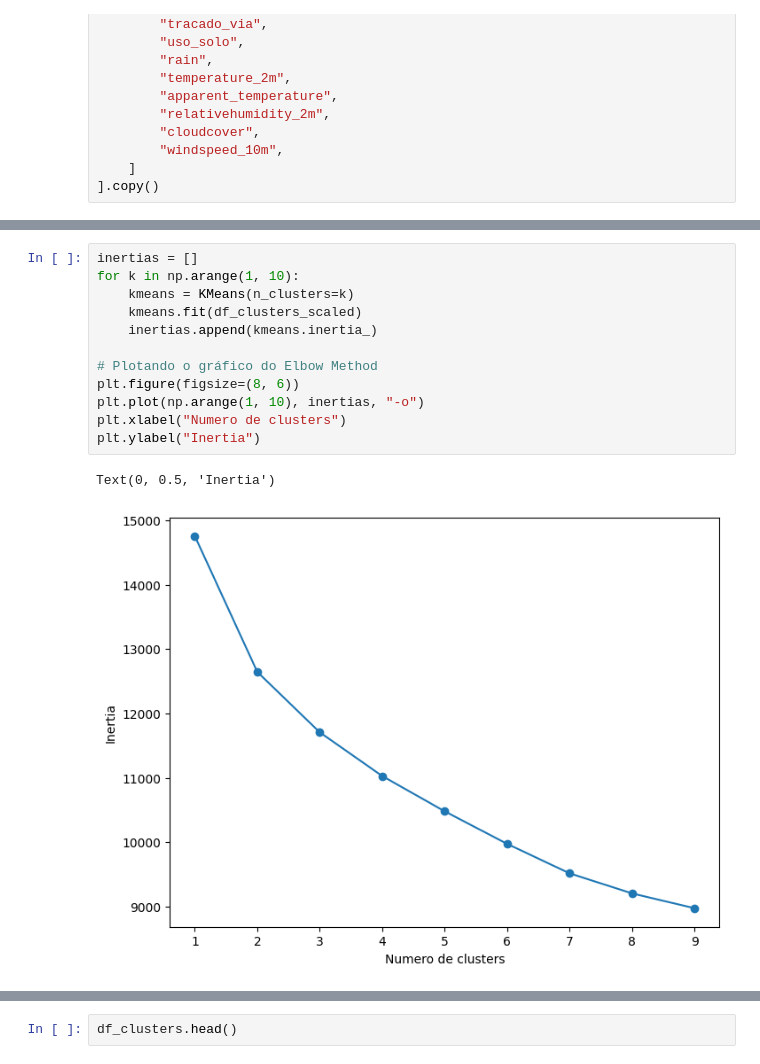
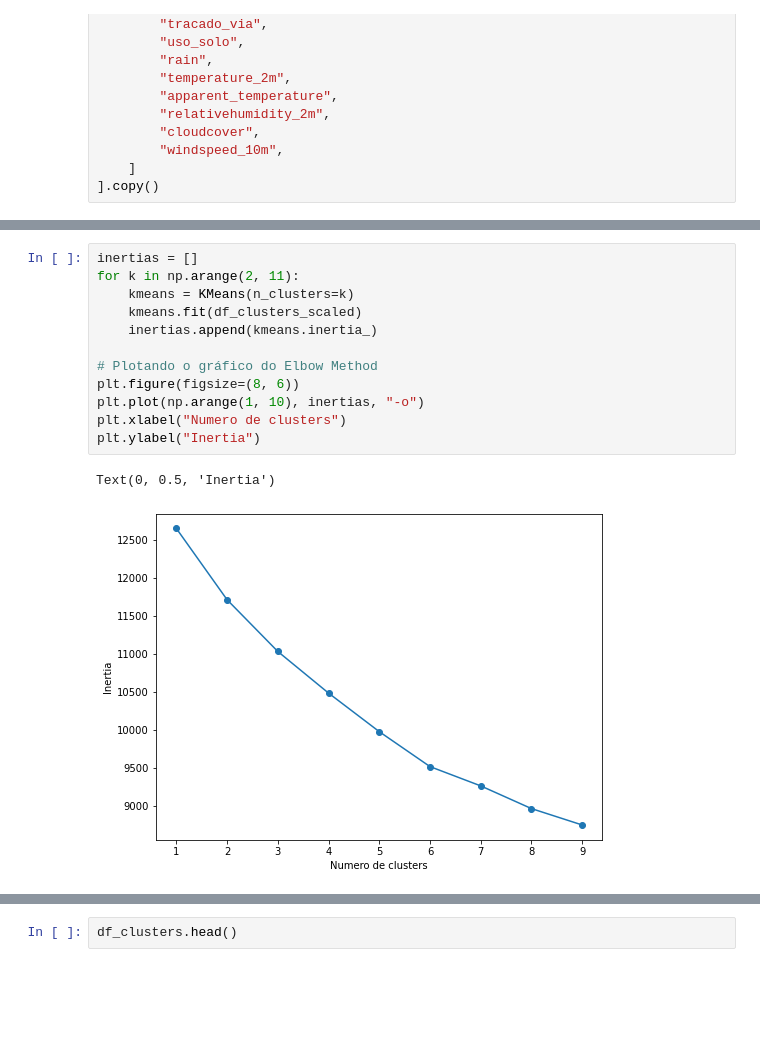
Before and after one commit to ciziks/traffic-accident-analysis, a Jupyter notebook: statistical_analysis.ipynb, the cells around one changed output, grey strips where cells are left out. Cells and saved outputs as stored; diff of their text form; blank space fills up the shorter version.

```diff
--- a/statistical_analysis.ipynb
+++ b/statistical_analysis.ipynb
@@ -406,16 +419,16 @@ df_clusters_scaled.head()
 | 183 | -0.522385 | -0.248606 | 0.715084 | -0.898525 | -0.951551 | 0.940574 | -0.527402 | 0.128098 | ... |
 # %%
 inertias = []
-for k in np.arange(1, 10):
+for k in np.arange(2, 11):
     kmeans = KMeans(n_clusters=k)
     kmeans.fit(df_clusters_scaled)
     inertias.append(kmeans.inertia_)
 
 # Plotando o gráfico do Elbow Method
 plt.figure(figsize=(8, 6))
 plt.plot(np.arange(1, 10), inertias, "-o")
 plt.xlabel("Numero de clusters")
 plt.ylabel("Inertia")
 # %% [output]
 Text(0, 0.5, 'Inertia')
-[figure, old version]
+[figure, new version]
```
Also changed, not shown: parts of 21 cells of this notebook.
